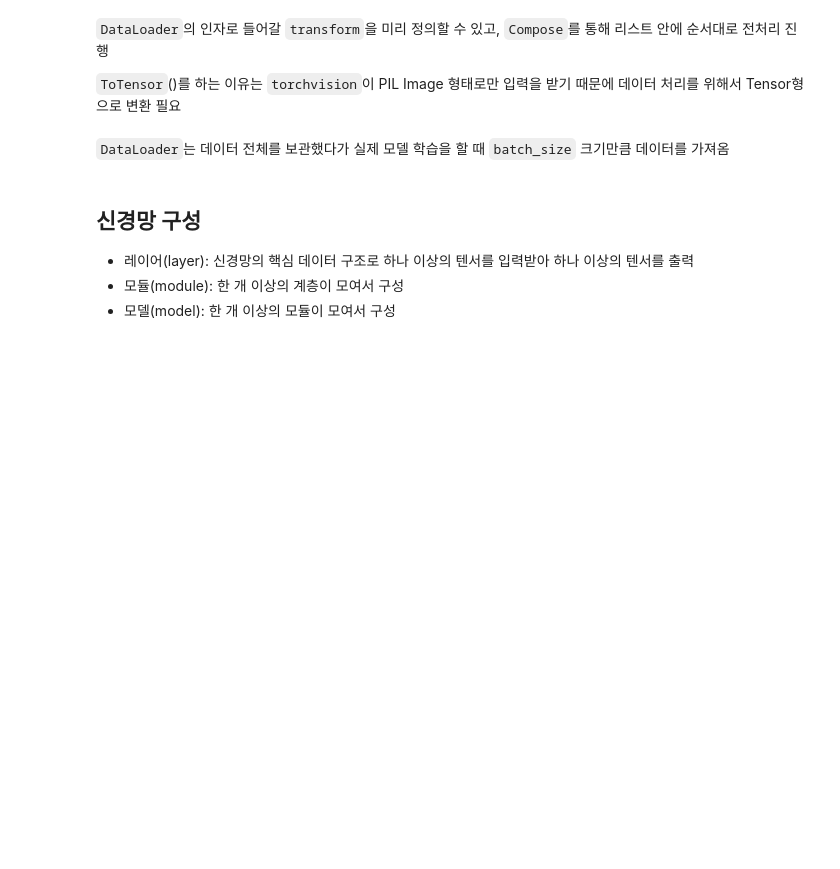
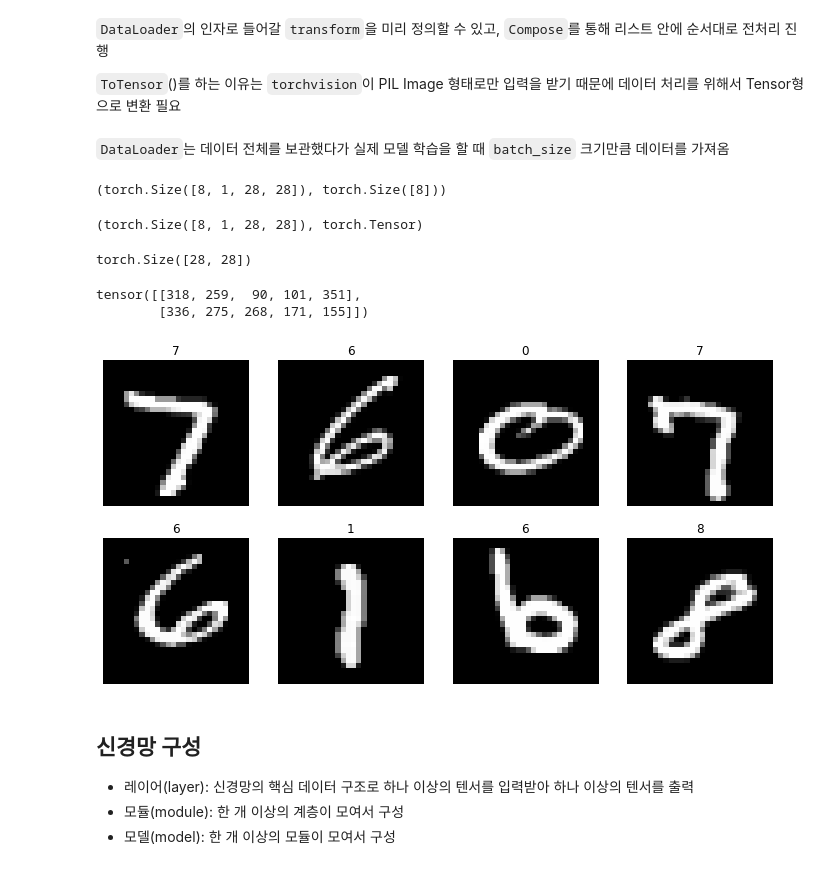
Before and after one commit to passiona2z/study, a Jupyter notebook: Pytorch_basic/파이토치(PyTorch)_한번에_끝내기.ipynb, the cells around one changed output. Drawn from its saved outputs; the diff is of its cells as text; code cells hidden in the pictures; blank space fills up the shorter version.

```diff
--- a/Pytorch_basic/파이토치(PyTorch)_한번에_끝내기.ipynb
+++ b/Pytorch_basic/파이토치(PyTorch)_한번에_끝내기.ipynb
@@ -897,5 +1114,12 @@ a의 `grad_fn`이 None인 이유는 직접적으로 계산한 부분이 없었
 `DataLoader`의 인자로 들어갈 `transform`을 미리 정의할 수 있고, `Compose`를 통해 리스트 안에 순서대로 전처리 진행
 
 `ToTensor`()를 하는 이유는 `torchvision`이 PIL Image 형태로만 입력을 받기 때문에 데이터 처리를 위해서 Tensor형으로 변환 필요
+# %%
+# 전처리
+mnist_transform = transforms.Compose([transforms.ToTensor(),
+                                      transforms.Normalize(mean=(0.5), std=(1.0))])
+# %%
+trainset = datasets.MNIST(root='MNIST_data/', train=True, download=True, transform=mnist_transform)
+testset = datasets.MNIST(root='MNIST_data/', train=False, download=True, transform=mnist_transform)
 # %% [markdown]
 `DataLoader`는 데이터 전체를 보관했다가 실제 모델 학습을 할 때 `batch_size` 크기만큼 데이터를 가져옴
@@ -902,3 +1133,41 @@ a의 `grad_fn`이 None인 이유는 직접적으로 계산한 부분이 없었
+# %%
+images.shape, labels.shape  ## 흑백사진
+# %% [output]
+(torch.Size([8, 1, 28, 28]), torch.Size([8]))
+# %%
+images.shape, type(images)
+# %% [output]
+(torch.Size([8, 1, 28, 28]), torch.Tensor)
+# %%
+torch_image = torch.squeeze(images[0])
+torch_image.shape
+# %% [output]
+torch.Size([28, 28])
+# %%
+torch.randint(355, (2,5))
+# %% [output]
+tensor([[318, 259,  90, 101, 351],
+        [336, 275, 268, 171, 155]])
+# %%
+import matplotlib.pyplot as plt
+
+figure = plt.figure(figsize=(12,6))
+cols, rows = 4, 2
+
+for i in range(1, cols * rows + 1) :
+
+    sample_idx = torch.randint(len(trainset), (1,)).item()
+
+    img, label = trainset[sample_idx]
+
+    figure.add_subplot(rows, cols, i)
+    plt.title(label)
+    plt.axis('off')
+
+    plt.imshow(img.squeeze(), cmap='gray')
+plt.show()
+# %% [output]
+[figure, added]
 # %% [markdown]
 ## 신경망 구성
 
```
Also changed, not shown: parts of 115 cells of this notebook, 1 other file.
